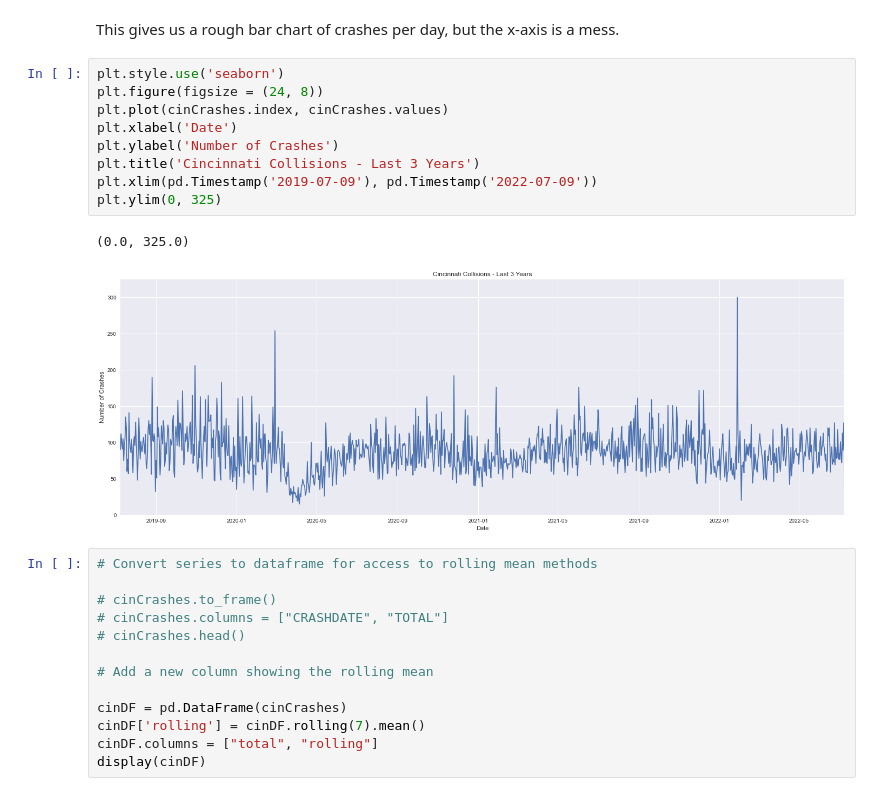
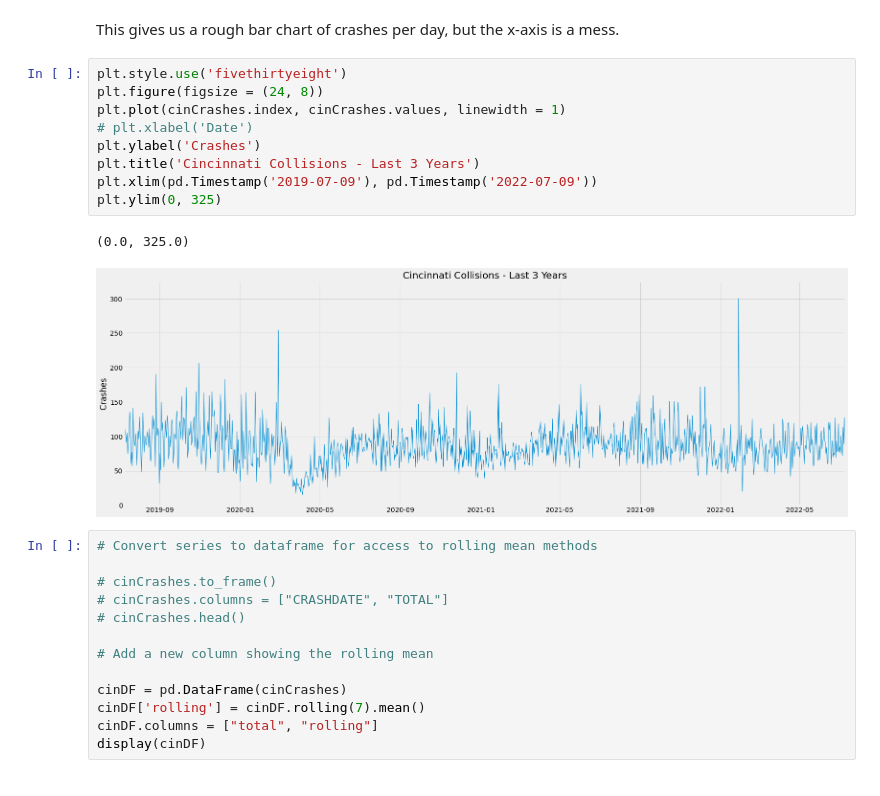
Before and after one commit to orderlogicmachine/covid-crash-compare, a Jupyter notebook: main.ipynb, the cells around one changed output. Drawn from its saved outputs; the diff is of its cells as text.

Commit message:
Edited styling on main charts. Also added LOU CSVs

```diff
--- a/main.ipynb
+++ b/main.ipynb
@@ -86,17 +86,17 @@ cinCrashes.plot(kind='bar')
 # %% [markdown]
 This gives us a rough bar chart of crashes per day, but the x-axis is a mess.
 # %%
-plt.style.use('seaborn')
+plt.style.use('fivethirtyeight')
 plt.figure(figsize = (24, 8))
-plt.plot(cinCrashes.index, cinCrashes.values)
-plt.xlabel('Date')
-plt.ylabel('Number of Crashes')
+plt.plot(cinCrashes.index, cinCrashes.values, linewidth = 1)
+# plt.xlabel('Date')
+plt.ylabel('Crashes')
 plt.title('Cincinnati Collisions - Last 3 Years')
 plt.xlim(pd.Timestamp('2019-07-09'), pd.Timestamp('2022-07-09'))
 plt.ylim(0, 325)
 # %% [output]
 (0.0, 325.0)
-[figure, old version]
+[figure, new version]
 # %%
 # Convert series to dataframe for access to rolling mean methods
 
```
Also changed, not shown: parts of 2 cells of this notebook, 18 other files.
